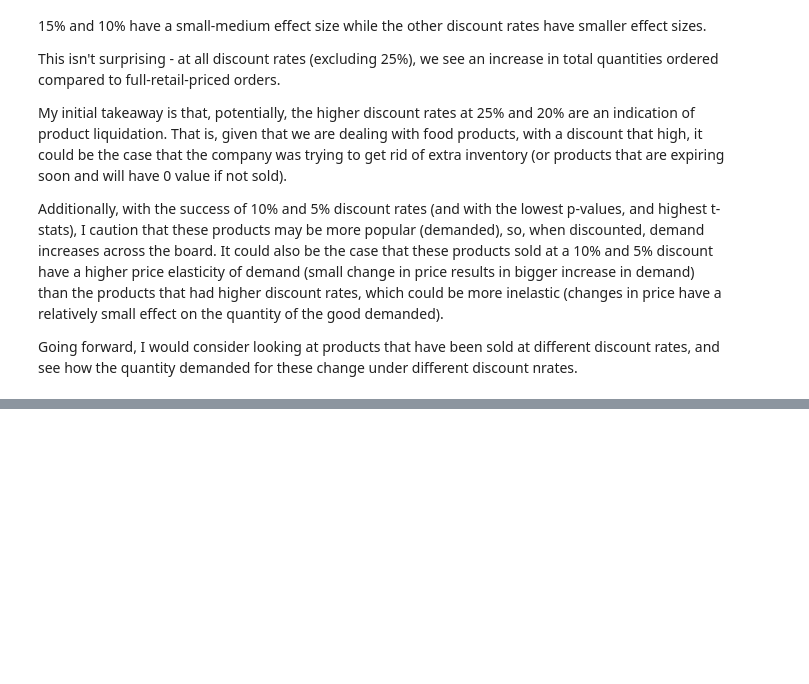
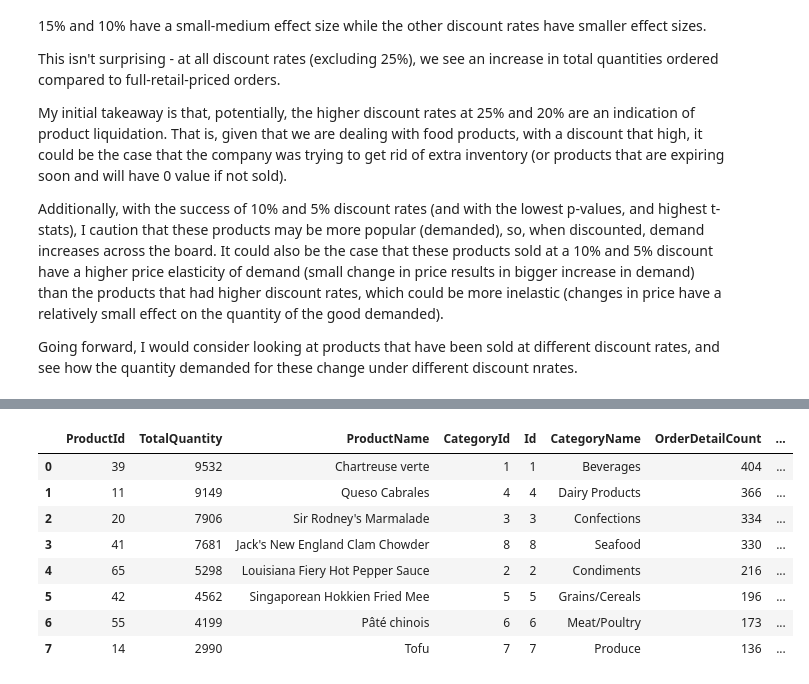
Before and after one commit to whitcrrd/dsc-2-final-project-online-ds-ft-021119, a Jupyter notebook: whitcraft-final.ipynb, the cells around one changed output, grey strips where cells are left out. Drawn from its saved outputs; the diff is of its cells as text; code cells hidden in the pictures; blank space fills up the shorter version.

```diff
--- a/whitcraft-final.ipynb
+++ b/whitcraft-final.ipynb
@@ -643,0 +696,33 @@ Going forward, I would consider looking at products that have been sold at diffe
+# %%
+from sqlalchemy import case
+q = session.query(OrderDetail.ProductId,
+                 func.sum(OrderDetail.Quantity).label("TotalQuantity"),
+                  Product.ProductName, Product.CategoryId, Category.Id, Category.CategoryName,
+                  func.count(OrderDetail.Id).label("OrderDetailCount"),
+                  func.count(case(
+                      [(OrderDetail.Discount == 0, 1)]
+                  )).label("DiscountCount_0"),
+                  func.count(case(
+                      [(OrderDetail.Discount == 0.05, 1)]
+                  )).label("DiscountCount_5"),
+                  func.count(case(
+                      [(OrderDetail.Discount == 0.10, 1)]
+                  )).label("DiscountCount_10"),
+                  func.count(case(
+                      [(OrderDetail.Discount == 0.15, 1)]
+                  )).label("DiscountCount_15"),
+                  func.count(case(
+                      [(OrderDetail.Discount == 0.20, 1)]
+                  )).label("DiscountCount_20"),
+                  func.count(case(
+                      [(OrderDetail.Discount == 0.25, 1)]
+                  )).label("DiscountCount_25")
+                 ).join(Product, Product.Id == OrderDetail.ProductId
+                       ).join(Category, Product.CategoryId == Category.Id).group_by(Category.Id).subquery()
+
+q1 = session.query(q).order_by(q.c.OrderDetailCount.desc())
+
+# filter(subquery.c.MaxDiscount > 0).group_by(subquery.c.OrderId)
+p = pd.read_sql(q1.statement, engine)
+p.head(75)
+# %% [output]
@@ -643,0 +733,9 @@ Going forward, I would consider looking at products that have been sold at diffe
+|  | ProductId | TotalQuantity | ProductName | CategoryId | Id | CategoryName | OrderDetailCount | ... |
+| 0 | 39 | 9532 | Chartreuse verte | 1 | 1 | Beverages | 404 | ... |
+| 1 | 11 | 9149 | Queso Cabrales | 4 | 4 | Dairy Products | 366 | ... |
+| 2 | 20 | 7906 | Sir Rodney's Marmalade | 3 | 3 | Confections | 334 | ... |
+| 3 | 41 | 7681 | Jack's New England Clam Chowder | 8 | 8 | Seafood | 330 | ... |
+| 4 | 65 | 5298 | Louisiana Fiery Hot Pepper Sauce | 2 | 2 | Condiments | 216 | ... |
+| 5 | 42 | 4562 | Singaporean Hokkien Fried Mee | 5 | 5 | Grains/Cereals | 196 | ... |
+| 6 | 55 | 4199 | Pâté chinois | 6 | 6 | Meat/Poultry | 173 | ... |
+| 7 | 14 | 2990 | Tofu | 7 | 7 | Produce | 136 | ... |
```
Also changed, not shown: parts of 10 cells of this notebook, 1 other file.
